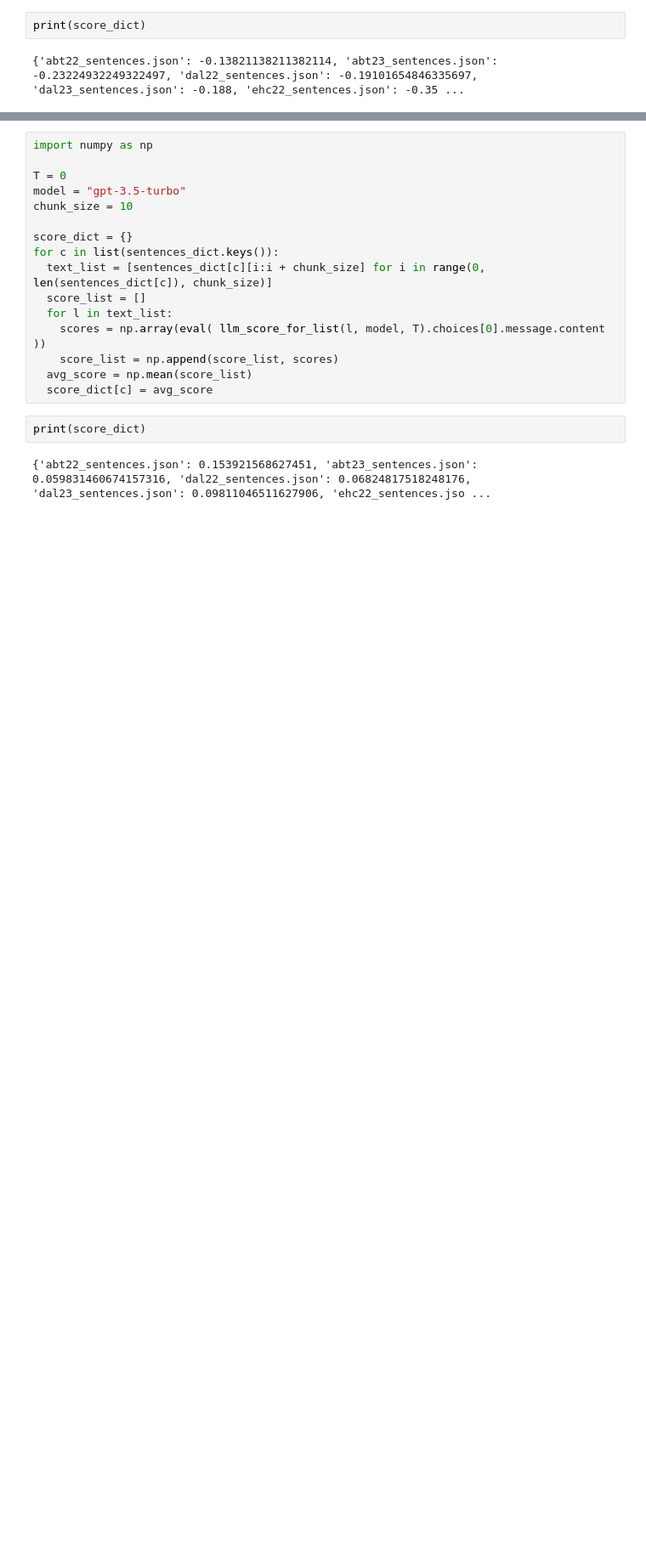
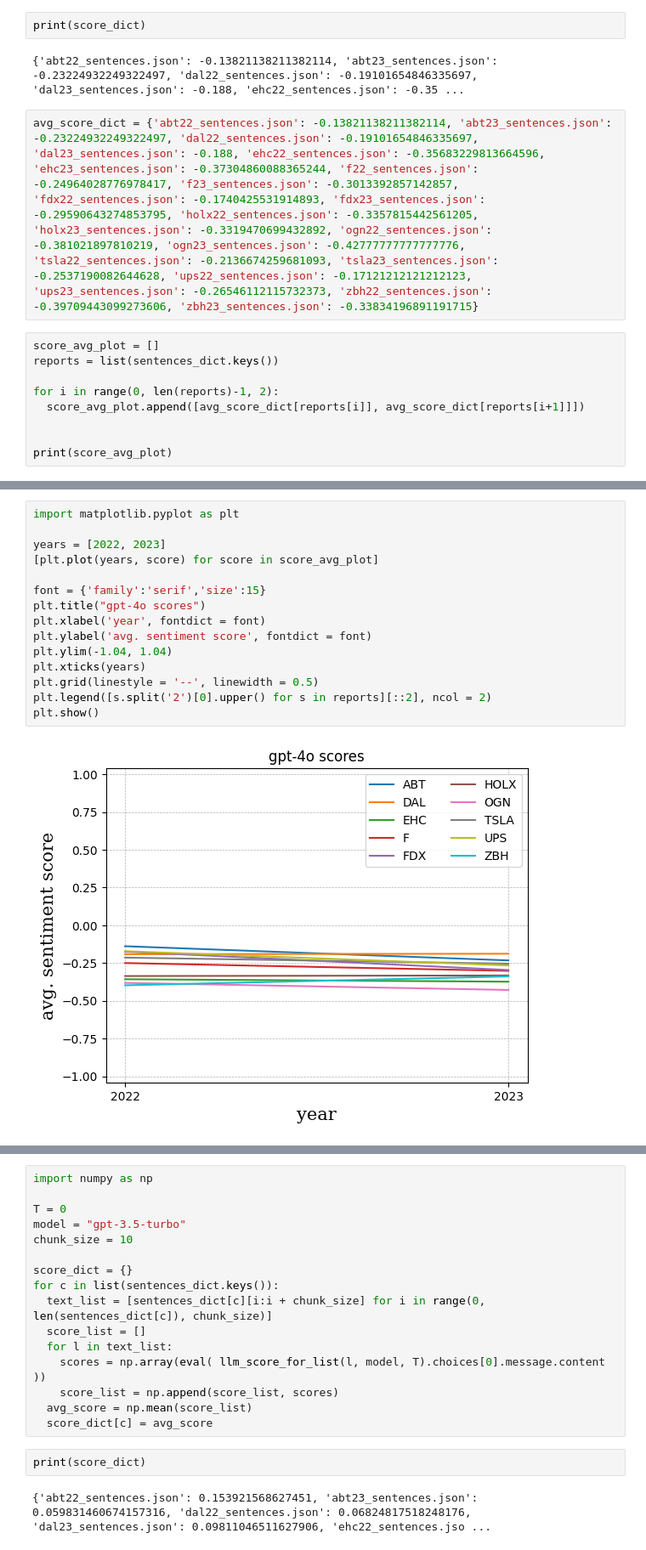
Before and after one commit to pinterj98/DeltaSentiment, a Jupyter notebook: Task1/gpt_sentiment_scores.ipynb, the cells around one changed output, grey strips where cells are left out. Shown at 85% size. Drawn from its saved outputs; the diff is of its cells as text; blank space fills up the shorter version.

```diff
--- a/Task1/gpt_sentiment_scores.ipynb
+++ b/Task1/gpt_sentiment_scores.ipynb
@@ -73,3 +71,14 @@ for c in list(sentences_dict.keys()):
 print(score_dict)
 # %% [output]
 {'abt22_sentences.json': -0.13821138211382114, 'abt23_sentences.json': -0.23224932249322497, 'dal22_sentences.json': -0.19101654846335697, 'dal23_sentences.json': -0.188, 'ehc22_sentences.json': -0.35 ...
+# %%
+avg_score_dict = {'abt22_sentences.json': -0.13821138211382114, 'abt23_sentences.json': -0.23224932249322497, 'dal22_sentences.json': -0.19101654846335697, 'dal23_sentences.json': -0.188, 'ehc22_sentences.json': -0.35683229813664596, 'ehc23_sentences.json': -0.37304860088365244, 'f22_sentences.json': -0.24964028776978417, 'f23_sentences.json': -0.3013392857142857, 'fdx22_sentences.json': -0.1740425531914893, 'fdx23_sentences.json': -0.29590643274853795, 'holx22_sentences.json': -0.3357815442561205, 'holx23_sentences.json': -0.3319470699432892, 'ogn22_sentences.json': -0.381021897810219, 'ogn23_sentences.json': -0.42777777777777776, 'tsla22_sentences.json': -0.2136674259681093, 'tsla23_sentences.json': -0.2537190082644628, 'ups22_sentences.json': -0.17121212121212123, 'ups23_sentences.json': -0.26546112115732373, 'zbh22_sentences.json': -0.39709443099273606, 'zbh23_sentences.json': -0.33834196891191715}
+# %%
+score_avg_plot = []
+reports = list(sentences_dict.keys())
+
+for i in range(0, len(reports)-1, 2):
+  score_avg_plot.append([avg_score_dict[reports[i]], avg_score_dict[reports[i+1]]])
+
+
+print(score_avg_plot)
@@ -75,0 +87,17 @@ print(score_dict)
+# %%
+import matplotlib.pyplot as plt
+
+years = [2022, 2023]
+[plt.plot(years, score) for score in score_avg_plot]
+
+font = {'family':'serif','size':15}
+plt.title("gpt-4o scores")
+plt.xlabel('year', fontdict = font)
+plt.ylabel('avg. sentiment score', fontdict = font)
+plt.ylim(-1.04, 1.04)
+plt.xticks(years)
+plt.grid(linestyle = '--', linewidth = 0.5)
+plt.legend([s.split('2')[0].upper() for s in reports][::2], ncol = 2)
+plt.show()
+# %% [output]
+[figure, added]
```
Also changed, not shown: parts of 16 cells of this notebook.
